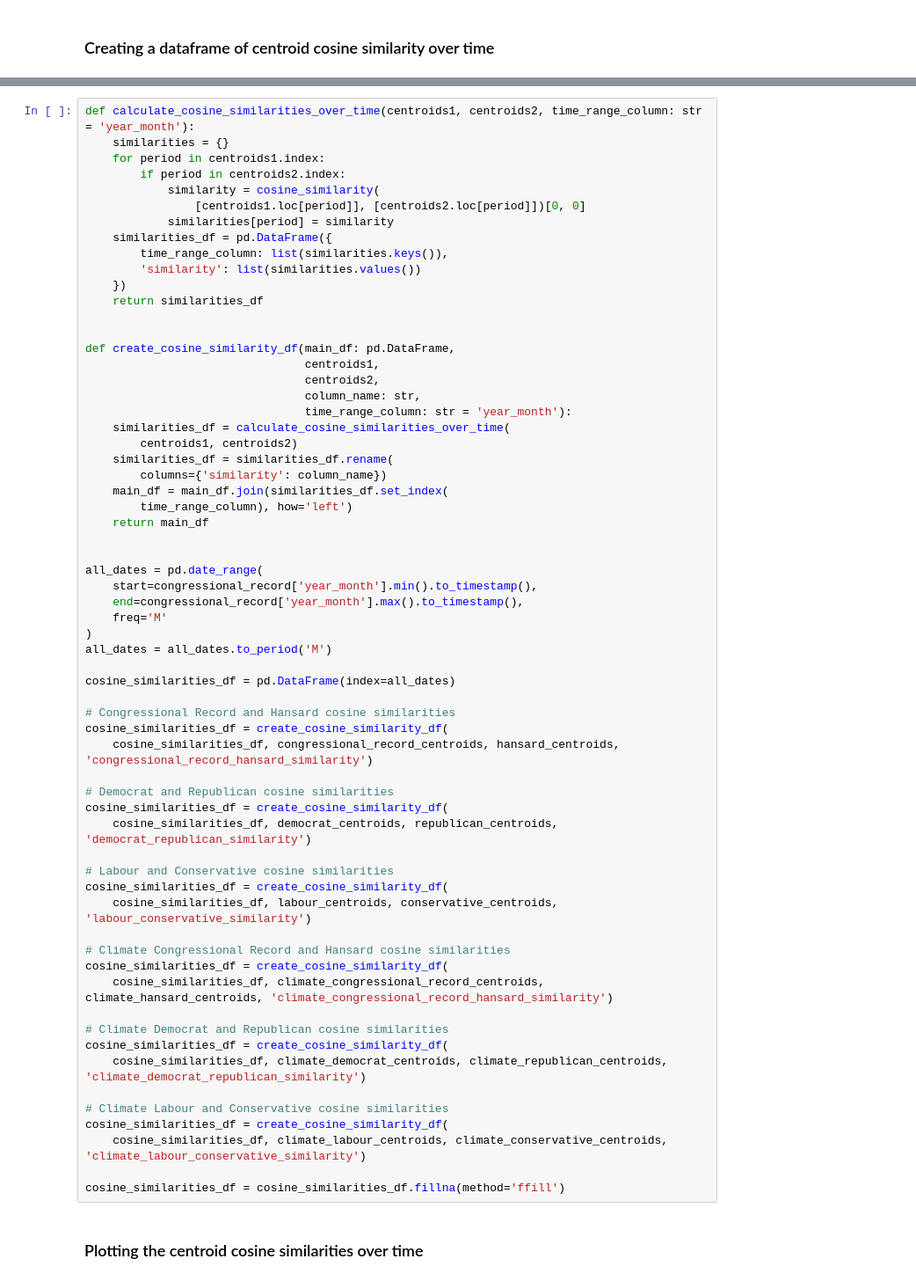
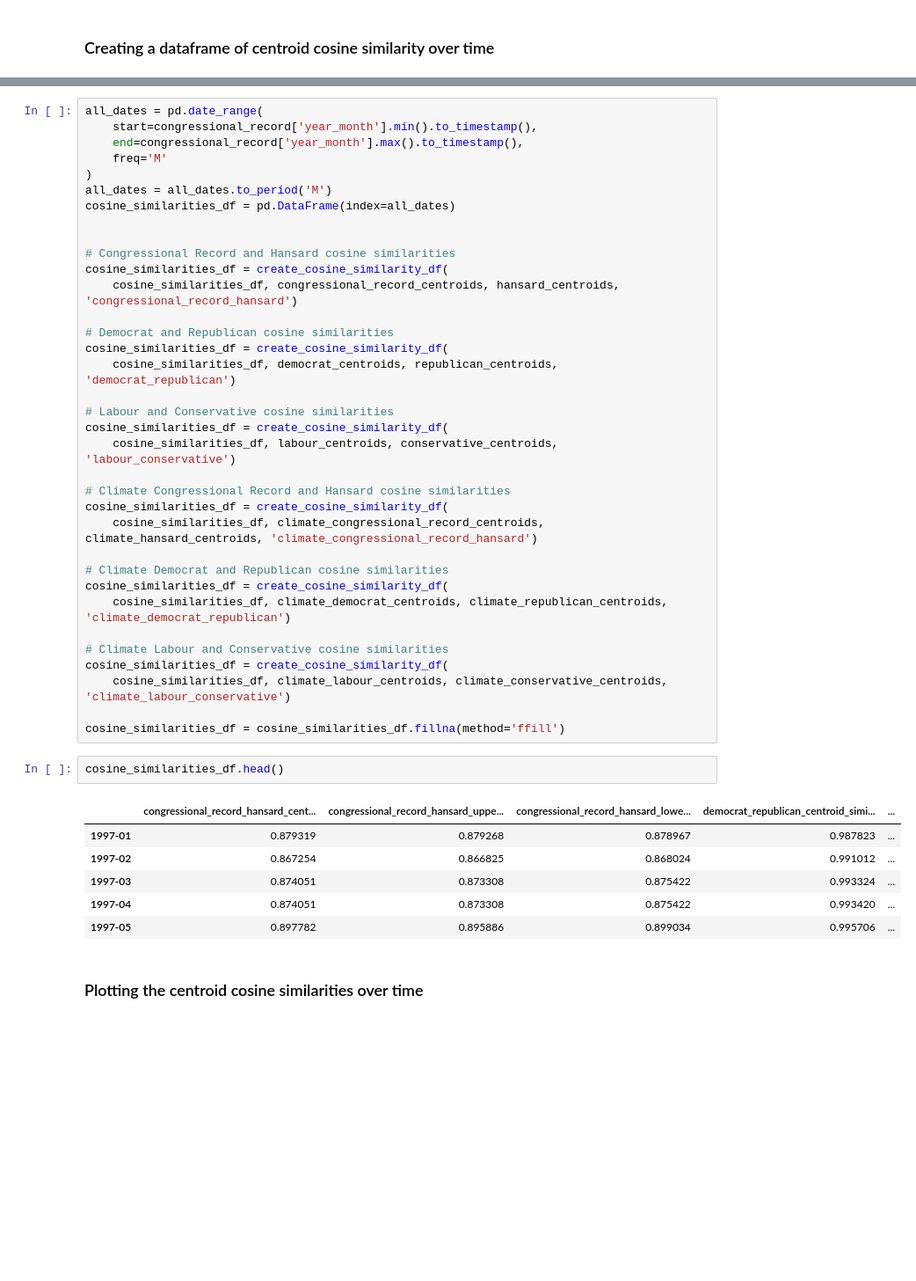
Before and after one commit to felixwallis/pir-dissertation, a Jupyter notebook: analysis/word_embeddings_analysis.ipynb, the cells around one changed output, grey strips where cells are left out. Shown at 88% size. Saved outputs shown, nothing was run; the diff lists cells and outputs as text; blank space fills up the shorter version.

```diff
--- a/analysis/word_embeddings_analysis.ipynb
+++ b/analysis/word_embeddings_analysis.ipynb
@@ -532,66 +583,47 @@ climate_conservative_centroids = pd.Series(climate_conservative_centroids)
 # %%
-def calculate_cosine_similarities_over_time(centroids1, centroids2, time_range_column: str = 'year_month'):
-    similarities = {}
-    for period in centroids1.index:
-        if period in centroids2.index:
-            similarity = cosine_similarity(
-                [centroids1.loc[period]], [centroids2.loc[period]])[0, 0]
-            similarities[period] = similarity
-    similarities_df = pd.DataFrame({
-        time_range_column: list(similarities.keys()),
-        'similarity': list(similarities.values())
-    })
-    return similarities_df
-
-
-def create_cosine_similarity_df(main_df: pd.DataFrame,
-                                centroids1,
-                                centroids2,
-                                column_name: str,
-                                time_range_column: str = 'year_month'):
-    similarities_df = calculate_cosine_similarities_over_time(
-        centroids1, centroids2)
-    similarities_df = similarities_df.rename(
-        columns={'similarity': column_name})
-    main_df = main_df.join(similarities_df.set_index(
-        time_range_column), how='left')
-    return main_df
-
-
 all_dates = pd.date_range(
     start=congressional_record['year_month'].min().to_timestamp(),
     end=congressional_record['year_month'].max().to_timestamp(),
     freq='M'
 )
 all_dates = all_dates.to_period('M')
+cosine_similarities_df = pd.DataFrame(index=all_dates)
 
-cosine_similarities_df = pd.DataFrame(index=all_dates)
 
 # Congressional Record and Hansard cosine similarities
 cosine_similarities_df = create_cosine_similarity_df(
-    cosine_similarities_df, congressional_record_centroids, hansard_centroids, 'congressional_record_hansard_similarity')
+    cosine_similarities_df, congressional_record_centroids, hansard_centroids, 'congressional_record_hansard')
 
 # Democrat and Republican cosine similarities
 cosine_similarities_df = create_cosine_similarity_df(
-    cosine_similarities_df, democrat_centroids, republican_centroids, 'democrat_republican_similarity')
+    cosine_similarities_df, democrat_centroids, republican_centroids, 'democrat_republican')
 
 # Labour and Conservative cosine similarities
 cosine_similarities_df = create_cosine_similarity_df(
-    cosine_similarities_df, labour_centroids, conservative_centroids, 'labour_conservative_similarity')
+    cosine_similarities_df, labour_centroids, conservative_centroids, 'labour_conservative')
 
 # Climate Congressional Record and Hansard cosine similarities
 cosine_similarities_df = create_cosine_similarity_df(
-    cosine_similarities_df, climate_congressional_record_centroids, climate_hansard_centroids, 'climate_congressional_record_hansard_similarity')
+    cosine_similarities_df, climate_congressional_record_centroids, climate_hansard_centroids, 'climate_congressional_record_hansard')
 
 # Climate Democrat and Republican cosine similarities
 cosine_similarities_df = create_cosine_similarity_df(
-    cosine_similarities_df, climate_democrat_centroids, climate_republican_centroids, 'climate_democrat_republican_similarity')
+    cosine_similarities_df, climate_democrat_centroids, climate_republican_centroids, 'climate_democrat_republican')
 
 # Climate Labour and Conservative cosine similarities
 cosine_similarities_df = create_cosine_similarity_df(
-    cosine_similarities_df, climate_labour_centroids, climate_conservative_centroids, 'climate_labour_conservative_similarity')
+    cosine_similarities_df, climate_labour_centroids, climate_conservative_centroids, 'climate_labour_conservative')
 
 cosine_similarities_df = cosine_similarities_df.fillna(method='ffill')
+# %%
+cosine_similarities_df.head()
+# %% [output]
+|  | congressional_record_hansard_cent... | congressional_record_hansard_uppe... | congressional_record_hansard_lowe... | democrat_republican_centroid_simi... | ... |
+| 1997-01 | 0.879319 | 0.879268 | 0.878967 | 0.987823 | ... |
+| 1997-02 | 0.867254 | 0.866825 | 0.868024 | 0.991012 | ... |
+| 1997-03 | 0.874051 | 0.873308 | 0.875422 | 0.993324 | ... |
+| 1997-04 | 0.874051 | 0.873308 | 0.875422 | 0.993420 | ... |
+| 1997-05 | 0.897782 | 0.895886 | 0.899034 | 0.995706 | ... |
 # %% [markdown]
 ### Plotting the centroid cosine similarities over time
 # %%
```
Also changed, not shown: parts of 11 cells of this notebook.
